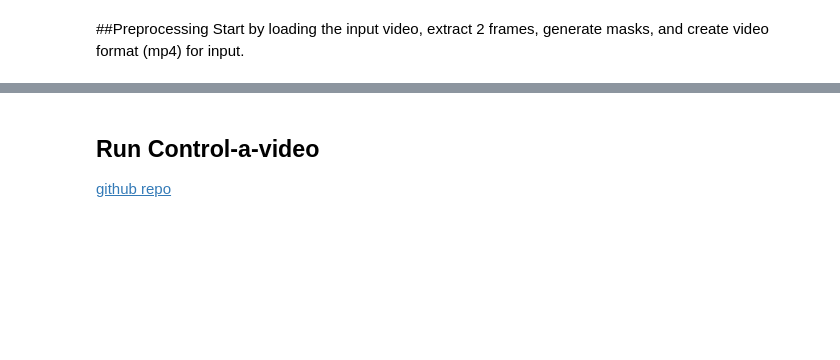
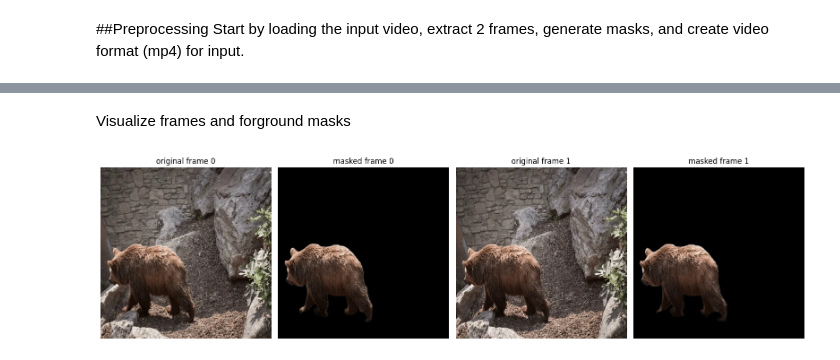
Before and after one commit to Reouth/SelectiveControlNet, a Jupyter notebook: notebooks/SelectiveVideoControlnet.ipynb, the cells around one changed output, grey strips where cells are left out. Drawn from its saved outputs; the diff is of its cells as text; code cells hidden in the pictures; blank space fills up the shorter version.

Commit message:
updated video notebook

```diff
--- a/notebooks/SelectiveVideoControlnet.ipynb
+++ b/notebooks/SelectiveVideoControlnet.ipynb
@@ -56,3 +55,26 @@ Saving 3402765-uhd_4096_2160_25fps.mp4 to 3402765-uhd_4096_2160_25fps (1).mp4
-# %% [markdown]
-## Run Control-a-video
-[github repo](https://github.com/Weifeng-Chen/control-a-video.git)
+# %%
+uploaded = files.upload()
+video_path = "bear.mp4"
+frames = extract_two_frames(video_path, [0, 1])  # 2 frames
+fg_masked = get_foreground_images(frames)
+
+os.makedirs("masked_bear_frames", exist_ok=True)
+
+for i, frame in enumerate(fg_masked):
+    path = f"masked_bear_frames/frame_{i:04d}.png"
+    frame.save(path)
+    print(f"Saved: {path}")
+
+frames_to_video(fg_masked, "masked_bear.mp4", fps=2) # Generate video format for 2 frames
+# %% [markdown]
+Visualize frames and forground masks
+# %%
+fig, axes = plt.subplots(1, 4, figsize=(16, 5))
+axes[0].imshow(frames[0]); axes[0].set_title("original frame 0")
+axes[1].imshow(fg_masked[0]); axes[1].set_title("masked frame 0")
+axes[2].imshow(frames[1]); axes[2].set_title("original frame 1")
+axes[3].imshow(fg_masked[1]); axes[3].set_title("masked frame 1")
+for ax in axes: ax.axis("off")
+plt.tight_layout(); plt.show()
+# %% [output]
+[figure, added]
```
Also changed, not shown: parts of 10 cells of this notebook.
